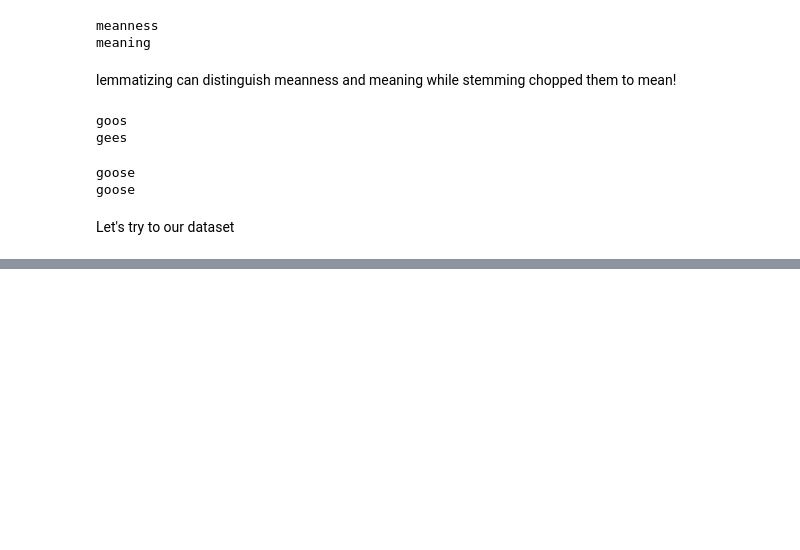
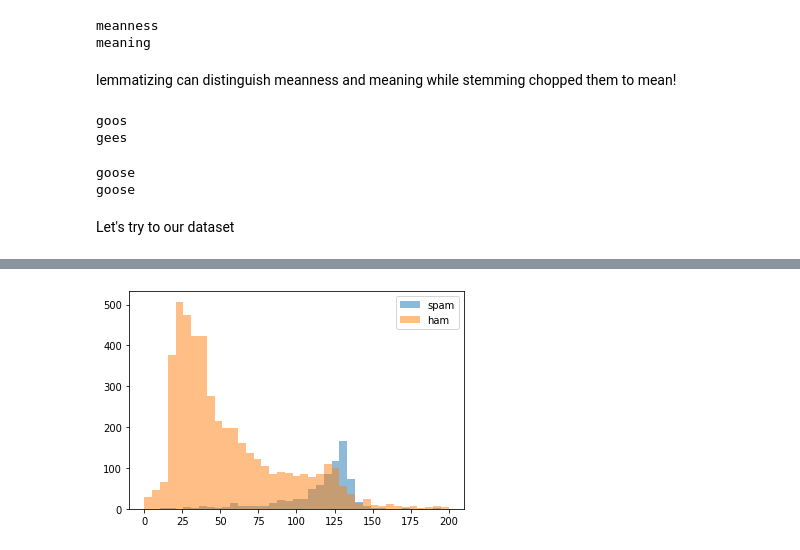
Before and after one commit to arminnorouzi/NLP-LinkedInCourse, a Jupyter notebook: NLP-course-linkedIn.ipynb, the cells around one changed output, grey strips where cells are left out. Cells and saved outputs as stored; diff of their text form; code cells hidden in the pictures; blank space fills up the shorter version.

```diff
--- a/NLP-course-linkedIn.ipynb
+++ b/NLP-course-linkedIn.ipynb
@@ -619,0 +892,9 @@ data.head()
+# %%
+bins = np.linspace(0,200,40)
+
+plt.hist(data[data['label'] == 'spam'] ['body_len'], bins, alpha = 0.5,  label='spam')
+plt.hist(data[data['label'] == 'ham'] ['body_len'], bins, alpha = 0.5,  label='ham')
+plt.legend()
+plt.show()
+# %% [output]
+[figure, added]
```
Also changed, not shown: parts of 45 cells of this notebook.
